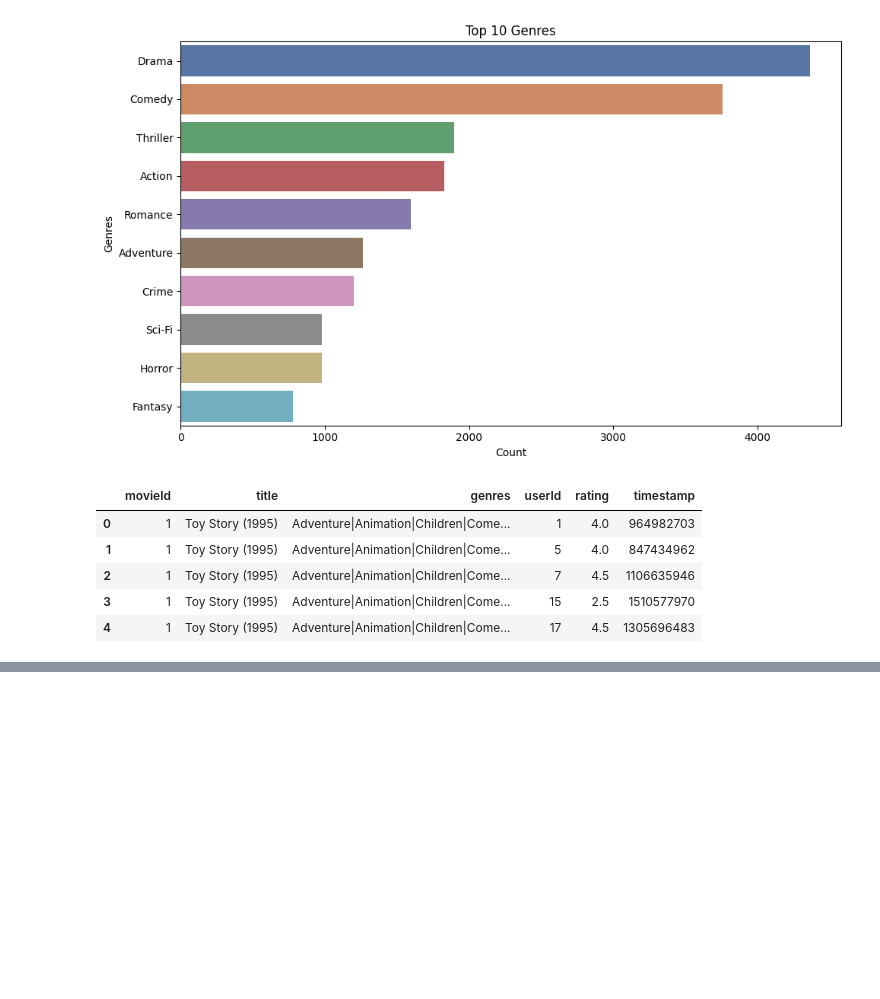
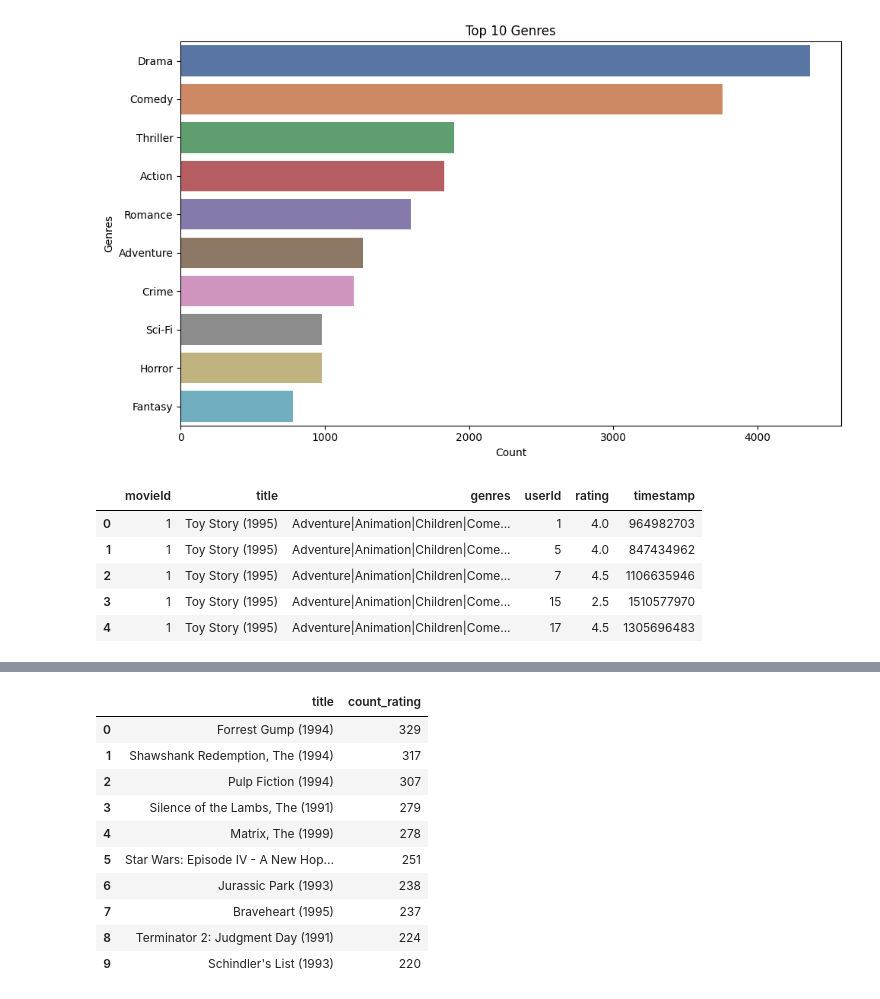
Before and after one commit to Deelaw15/Movie-Recommendation-System, a Jupyter notebook: Data Pre-processing.ipynb, the cells around one changed output, grey strips where cells are left out. Saved outputs shown, nothing was run; the diff lists cells and outputs as text; code cells hidden in the pictures; blank space fills up the shorter version.

```diff
--- a/Data Pre-processing.ipynb
+++ b/Data Pre-processing.ipynb
@@ -362,0 +372,15 @@ Passing `palette` without assigning `hue` is deprecated and will be removed in v
+# %%
+most_popular = summary.sort_values('count_rating', ascending=False).head(10)
+pd.merge(most_popular, movies, on='movieId')[['title', 'count_rating']]
+# %% [output]
+|  | title | count_rating |
+| 0 | Forrest Gump (1994) | 329 |
+| 1 | Shawshank Redemption, The (1994) | 317 |
+| 2 | Pulp Fiction (1994) | 307 |
+| 3 | Silence of the Lambs, The (1991) | 279 |
+| 4 | Matrix, The (1999) | 278 |
+| 5 | Star Wars: Episode IV - A New Hop... | 251 |
+| 6 | Jurassic Park (1993) | 238 |
+| 7 | Braveheart (1995) | 237 |
+| 8 | Terminator 2: Judgment Day (1991) | 224 |
+| 9 | Schindler's List (1993) | 220 |
```
Also changed, not shown: parts of 7 cells of this notebook.
